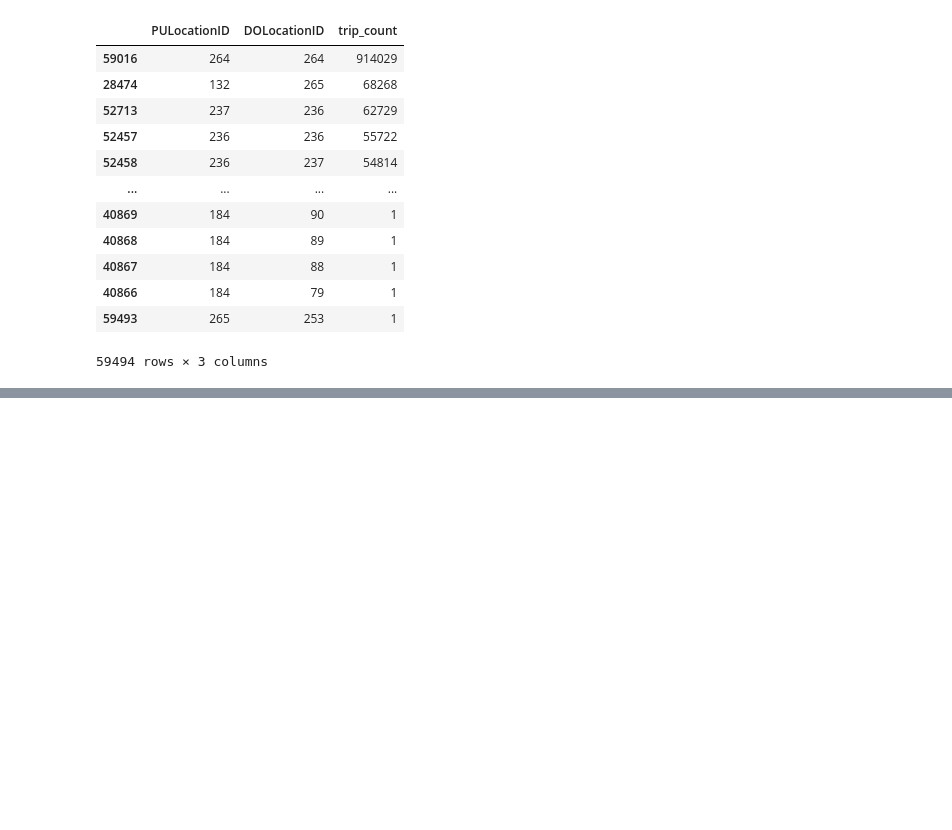
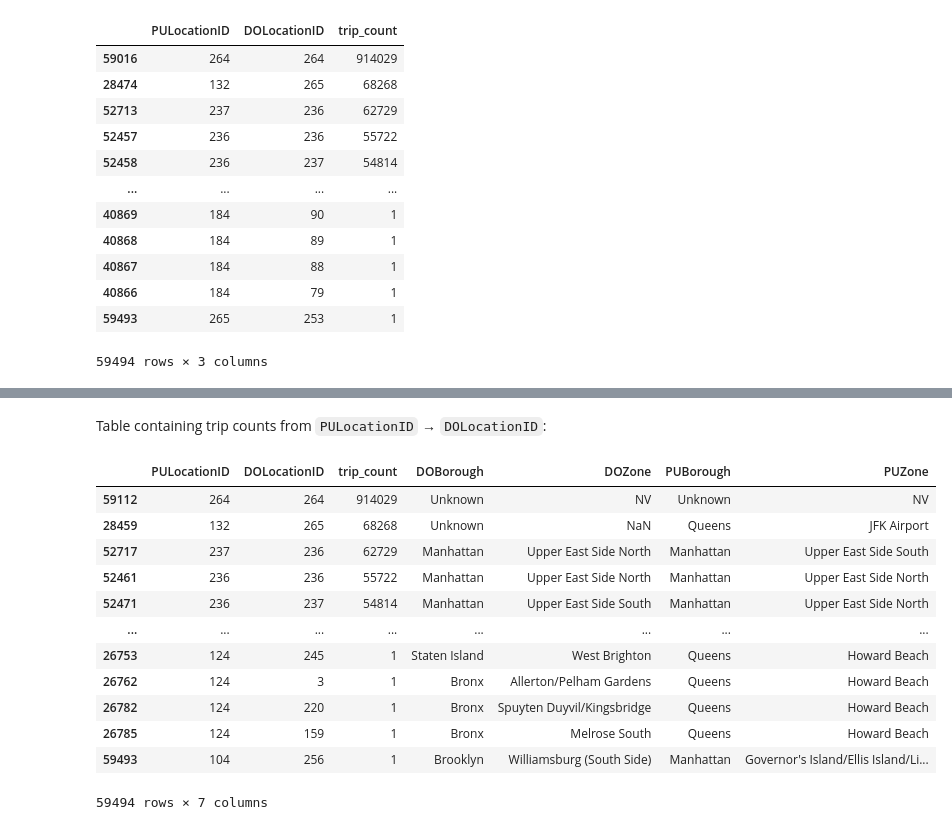
Before and after one commit to nilsriekers/data-literacy-project, a Jupyter notebook: exp/exp203_Preprocessing_Tests.ipynb, the cells around one changed output, grey strips where cells are left out. Saved outputs shown, nothing was run; the diff lists cells and outputs as text; code cells hidden in the pictures; blank space fills up the shorter version.

```diff
--- a/exp/exp203_Preprocessing_Tests.ipynb
+++ b/exp/exp203_Preprocessing_Tests.ipynb
@@ -276,0 +333,5 @@ df_trip_counts.sort_values(by=['trip_count'], ascending=False)
+# %%
+# Column not needed anymore
+df_trip_counts.drop(columns='LocationID', inplace=True)
+# %%
+df_trip_counts.rename(columns={"Borough": "DOBorough", "Zone": "DOZone"}, inplace=True)
@@ -276,0 +354,27 @@ df_trip_counts.sort_values(by=['trip_count'], ascending=False)
+# %%
+# Find zone and burough names for PULocationID
+df_trip_counts = df_trip_counts.merge(left_on='PULocationID', right=df_zones_info, right_on='LocationID')
+# %%
+# Column not needed anymore
+df_trip_counts.drop(columns='LocationID', inplace=True)
+
+# Rename columns to make clear that they belong to the pick-ups
+df_trip_counts.rename(columns={"Borough": "PUBorough", "Zone": "PUZone"}, inplace=True)
+# %% [markdown]
+Table containing trip counts from ``PULocationID`` &rarr; ``DOLocationID``:
+# %%
+df_trip_counts.sort_values(by=['trip_count'], ascending=False)
+# %% [output]
+|  | PULocationID | DOLocationID | trip_count | DOBorough | DOZone | PUBorough | PUZone |
+| 59112 | 264 | 264 | 914029 | Unknown | NV | Unknown | NV |
+| 28459 | 132 | 265 | 68268 | Unknown | NaN | Queens | JFK Airport |
+| 52717 | 237 | 236 | 62729 | Manhattan | Upper East Side North | Manhattan | Upper East Side South |
+| 52461 | 236 | 236 | 55722 | Manhattan | Upper East Side North | Manhattan | Upper East Side North |
+| 52471 | 236 | 237 | 54814 | Manhattan | Upper East Side South | Manhattan | Upper East Side North |
+| ... | ... | ... | ... | ... | ... | ... | ... |
+| 26753 | 124 | 245 | 1 | Staten Island | West Brighton | Queens | Howard Beach |
+| 26762 | 124 | 3 | 1 | Bronx | Allerton/Pelham Gardens | Queens | Howard Beach |
+| 26782 | 124 | 220 | 1 | Bronx | Spuyten Duyvil/Kingsbridge | Queens | Howard Beach |
+| 26785 | 124 | 159 | 1 | Bronx | Melrose South | Queens | Howard Beach |
+| 59493 | 104 | 256 | 1 | Brooklyn | Williamsburg (South Side) | Manhattan | Governor's Island/Ellis Island/Li... |
+59494 rows × 7 columns
```
Also changed, not shown: parts of 7 cells of this notebook, 5 other files.
